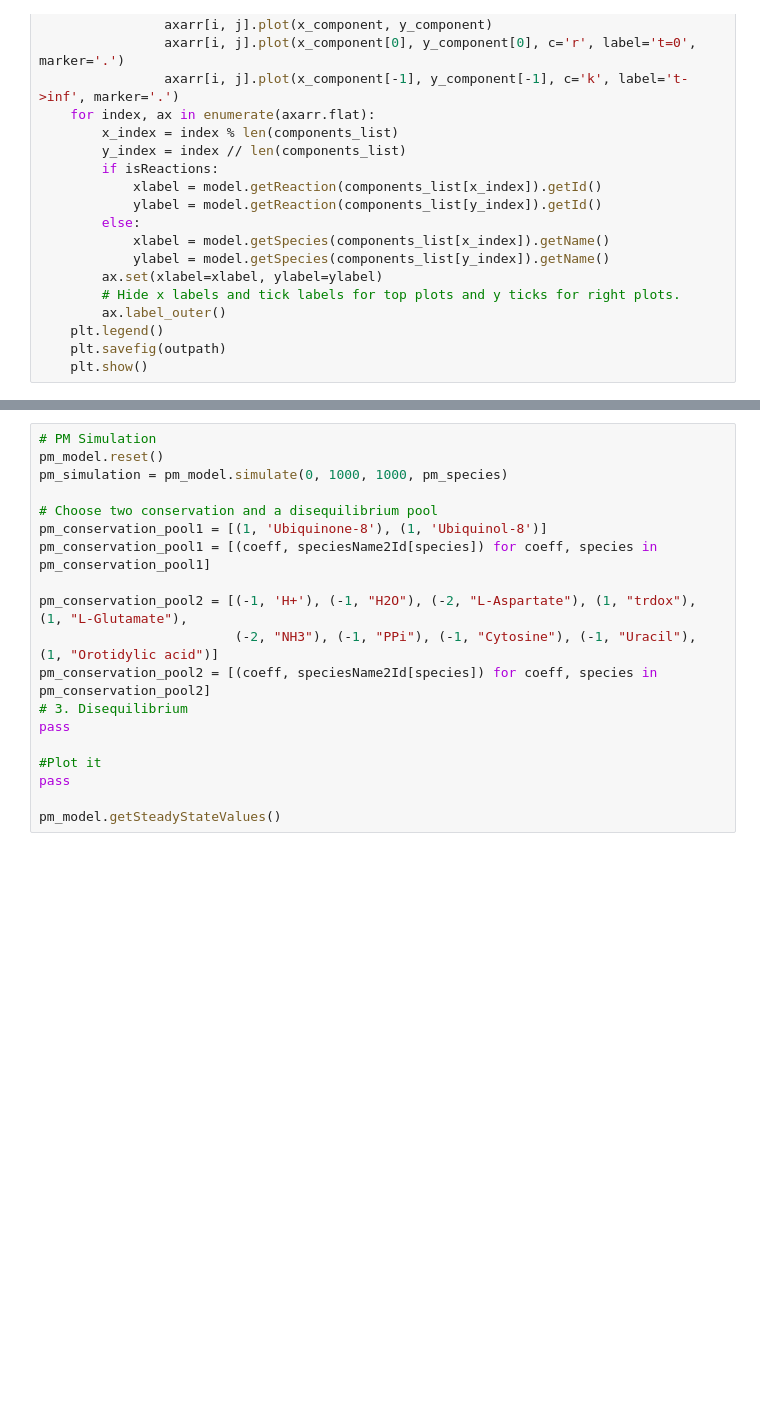
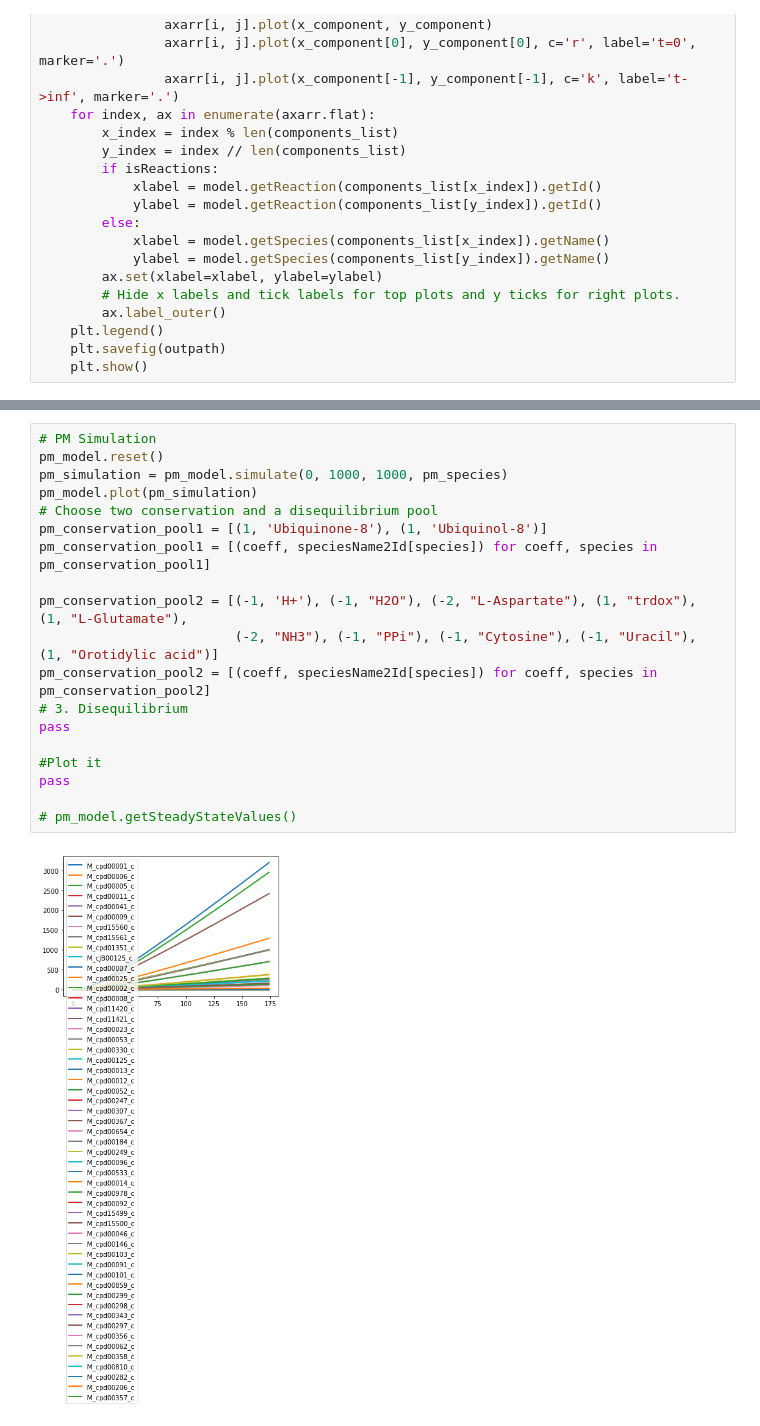
Before and after one commit to jmueller95/SystemsBiology2019, a Jupyter notebook: simulation.ipynb, the cells around one changed output, grey strips where cells are left out. Cells and saved outputs as stored; diff of their text form; blank space fills up the shorter version.

```diff
--- a/simulation.ipynb
+++ b/simulation.ipynb
@@ -143,22 +148,24 @@ asansm_model.getSteadyStateValues()
 # %%
 # PM Simulation
 pm_model.reset()
 pm_simulation = pm_model.simulate(0, 1000, 1000, pm_species)
-
+pm_model.plot(pm_simulation)
 # Choose two conservation and a disequilibrium pool
 pm_conservation_pool1 = [(1, 'Ubiquinone-8'), (1, 'Ubiquinol-8')]
 pm_conservation_pool1 = [(coeff, speciesName2Id[species]) for coeff, species in pm_conservation_pool1]
 
 pm_conservation_pool2 = [(-1, 'H+'), (-1, "H2O"), (-2, "L-Aspartate"), (1, "trdox"), (1, "L-Glutamate"),
                          (-2, "NH3"), (-1, "PPi"), (-1, "Cytosine"), (-1, "Uracil"), (1, "Orotidylic acid")]
 pm_conservation_pool2 = [(coeff, speciesName2Id[species]) for coeff, species in pm_conservation_pool2]
 # 3. Disequilibrium
 pass
 
 #Plot it
 pass
 
-pm_model.getSteadyStateValues()
+# pm_model.getSteadyStateValues()
+# %% [output]
+[figure, added]
 # %%
 # LB Simulation
 lb_model.reset()
```
Also changed, not shown: parts of 4 cells of this notebook, 5 other files.
